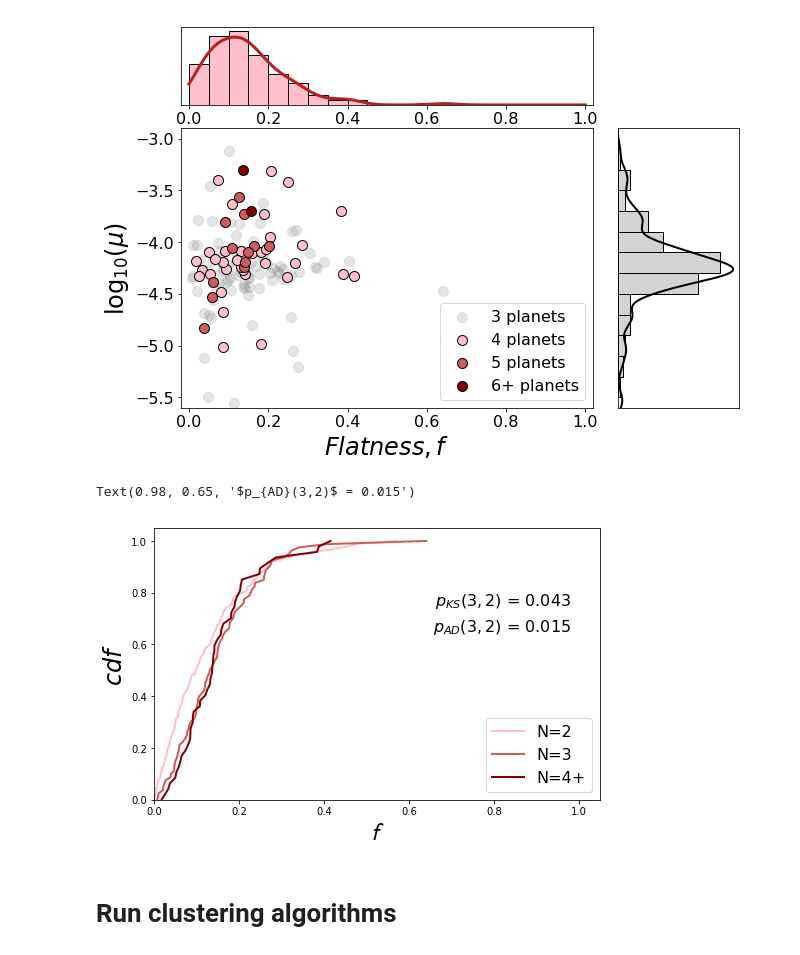
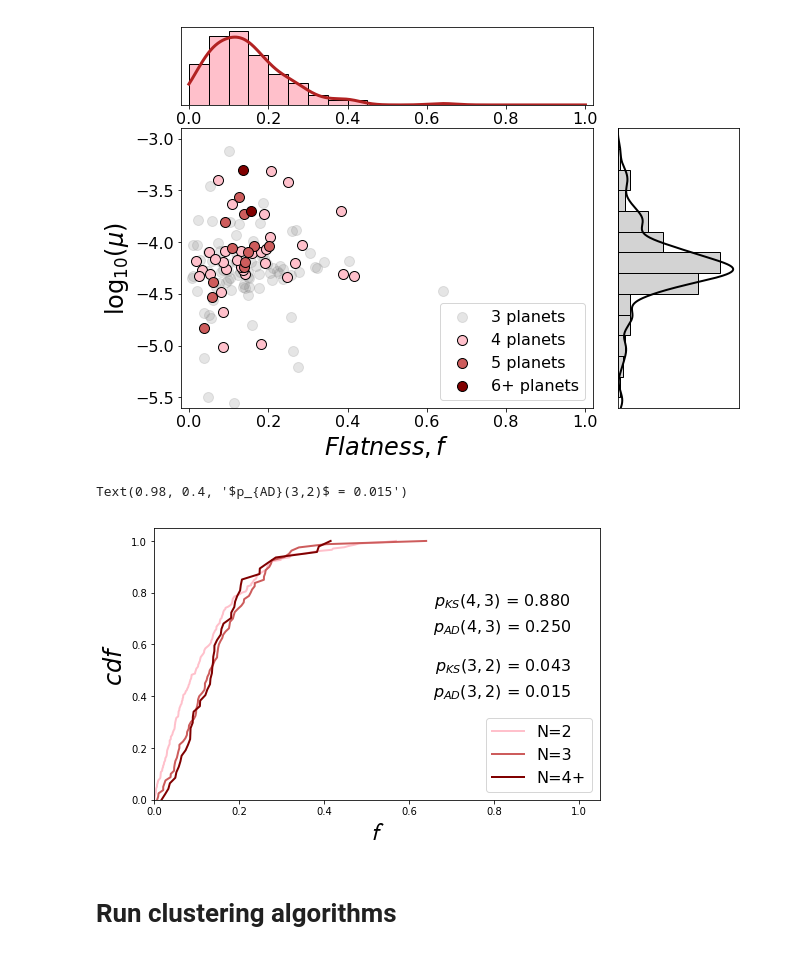
Before and after one commit to gjgilbert/maiasaurus, a Jupyter notebook: maiasaurus_v5.ipynb, the cells around one changed output. Cells and saved outputs as stored; diff of their text form; code cells hidden in the pictures.

```diff
--- a/maiasaurus_v5.ipynb
+++ b/maiasaurus_v5.ipynb
@@ -49,7 +49,7 @@ lavender = '#cc98d9'
 # READ IN CKS DATABASE
 # documentation of csv file found at http://www.astro.caltech.edu/~howard/cks/column-definitions.txt
 
-cks_file = '/Users/research/Desktop/dinosaur/clean_maiasaurus_catalogue.csv'
+cks_file = '/Users/research/Desktop/dinosaur/maiasaurus/catalogues/clean_maiasaurus_catalogue.csv'
 
 cks_data = []
 with open(cks_file) as infile:
@@ -215,7 +215,7 @@ d = convert_floats(d)
 # %% [markdown]
 # Read in masses from Andrew
 # %%
-d['mp'] = np.load('/Users/research/Desktop/dinosaur/catalogues_from_andrew/cks_pred_masses_oct9.npy')
+d['mp'] = np.load('/Users/research/Desktop/dinosaur/maiasaurus/catalogues/cks_pred_masses_oct9.npy')[0]
 # %% [markdown]
 # Calculate compexity metrics for each system
 # %%
@@ -831,27 +831,32 @@ plt.show()
 # %%
 # plot f
 f2 = np.sort(f[N==2])
 f3 = np.sort(f[N==3])
 f4 = np.sort(f[N>=4])
+
+KS_f43 = stats.ks_2samp(f4,f3)
+AD_f43 = stats.anderson_ksamp([f4,f3])
 
 KS_f32 = stats.ks_2samp(f3,f2)
 AD_f32 = stats.anderson_ksamp([f3,f2])
 
 plt.figure(figsize=(8,5))
 plt.plot(f2, np.linspace(0,1,len(f2)), lw=2, color='pink', label='N=2')
 plt.plot(f3, np.linspace(0,1,len(f3)), lw=2, color='indianred', label='N=3')
 plt.plot(f4, np.linspace(0,1,len(f4)), lw=2, color='maroon', label='N=4+')
 plt.xlim(0,1.05)
 plt.xlabel(r'$\mathcal{f}$', fontsize=24)
 plt.ylim(0,1.05)
 plt.ylabel(r'$cdf$', fontsize=24)
 plt.legend(loc='lower right', fontsize=16)
 
-plt.text(0.98,0.75, r'$p_{KS}(3,2)$ = %.3f' %KS_f32[1], fontsize=16, ha='right')
-plt.text(0.98,0.65, r'$p_{AD}(3,2)$ = %.3f' %AD_f32[2], fontsize=16, ha='right')
+plt.text(0.98,0.75, r'$p_{KS}(4,3)$ = %.3f' %KS_f43[1], fontsize=16, ha='right')
+plt.text(0.98,0.65, r'$p_{AD}(4,3)$ = %.3f' %AD_f43[2], fontsize=16, ha='right')
+plt.text(0.98,0.50, r'$p_{KS}(3,2)$ = %.3f' %KS_f32[1], fontsize=16, ha='right')
+plt.text(0.98,0.40, r'$p_{AD}(3,2)$ = %.3f' %AD_f32[2], fontsize=16, ha='right')
 # %% [output]
-Text(0.98, 0.65, '$p_{AD}(3,2)$ = 0.015')
+Text(0.98, 0.4, '$p_{AD}(3,2)$ = 0.015')
-[figure, old version]
+[figure, new version]
 # %% [markdown]
 # Run clustering algorithms
 # %%
```
Also changed, not shown: parts of 6 cells of this notebook, 2 other files.
